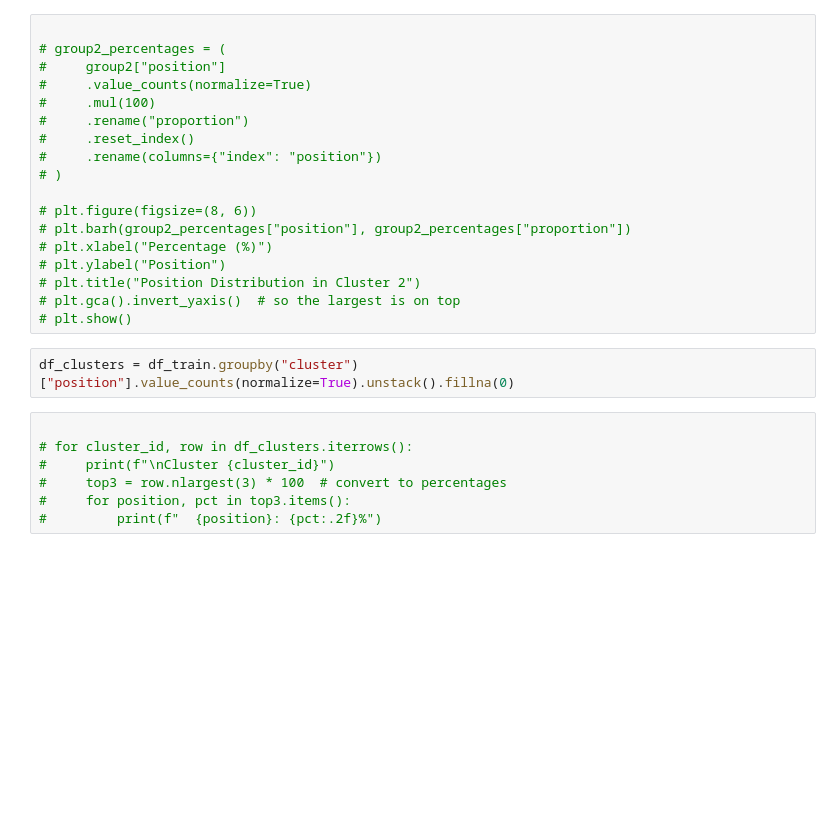
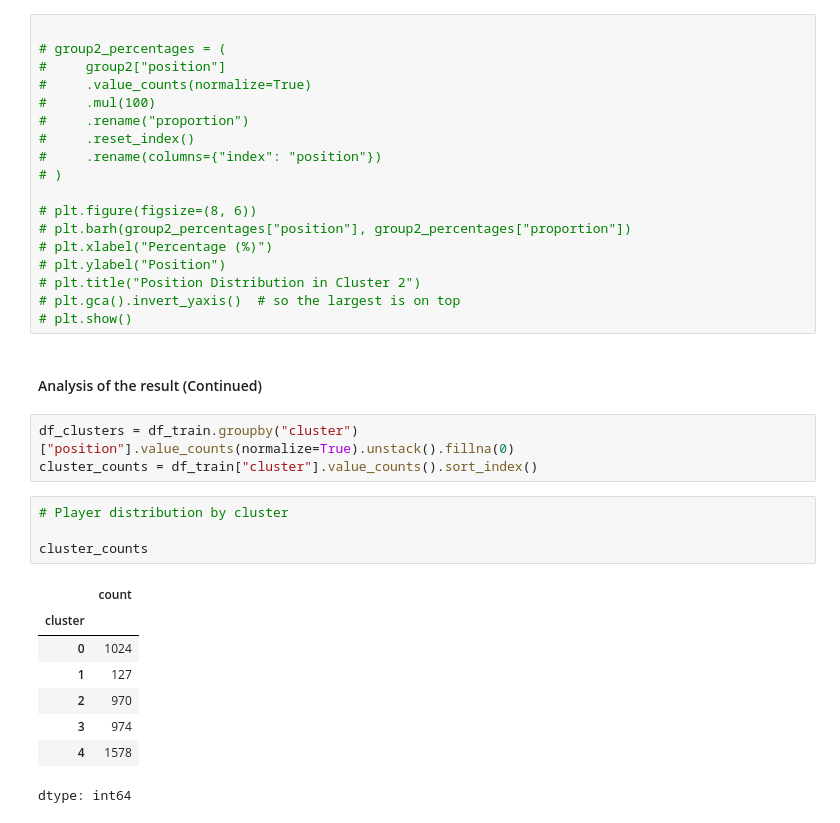
Before and after one commit to Computational-Tools-in-DS-G42/footballer-profiler-AI, a Jupyter notebook: player_profiler.ipynb, the cells around one changed output. Saved outputs shown, nothing was run; the diff lists cells and outputs as text; blank space fills up the shorter version.

```diff
--- a/player_profiler.ipynb
+++ b/player_profiler.ipynb
@@ -788,13 +822,22 @@ display(group2.head(10))
 # plt.title("Position Distribution in Cluster 2")
 # plt.gca().invert_yaxis()  # so the largest is on top
 # plt.show()
+# %% [markdown]
+#### Analysis of the result (Continued)
 # %%
 df_clusters = df_train.groupby("cluster")["position"].value_counts(normalize=True).unstack().fillna(0)
+cluster_counts = df_train["cluster"].value_counts().sort_index()
-# %%
-
-# for cluster_id, row in df_clusters.iterrows():
-#     print(f"\nCluster {cluster_id}")
-#     top3 = row.nlargest(3) * 100  # convert to percentages
-#     for position, pct in top3.items():
-#         print(f"  {position}: {pct:.2f}%")
+# %%
+# Player distribution by cluster
+
+cluster_counts
+# %% [output]
+|  | count |
+| cluster |  |
+| 0 | 1024 |
+| 1 | 127 |
+| 2 | 970 |
+| 3 | 974 |
+| 4 | 1578 |
+dtype: int64
 # %%
```
Also changed, not shown: parts of 25 cells of this notebook.
